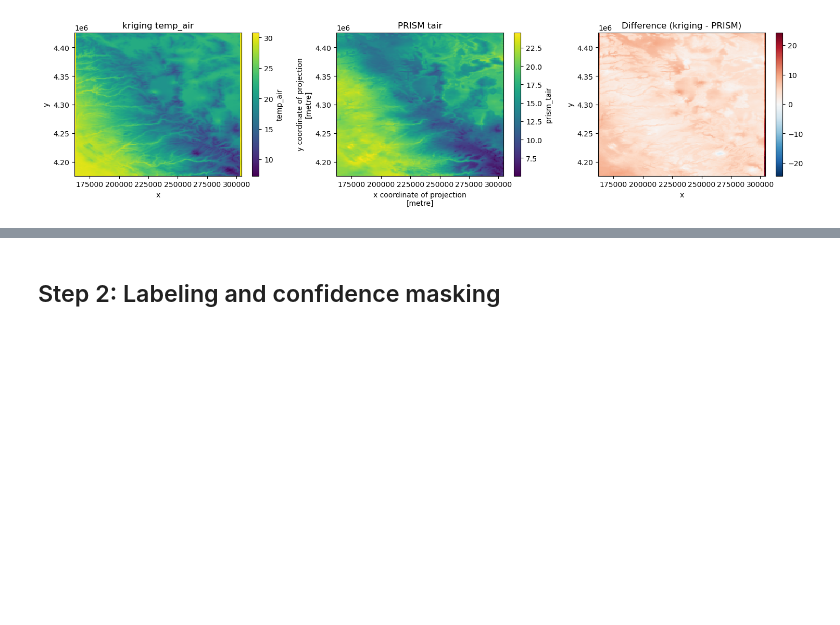
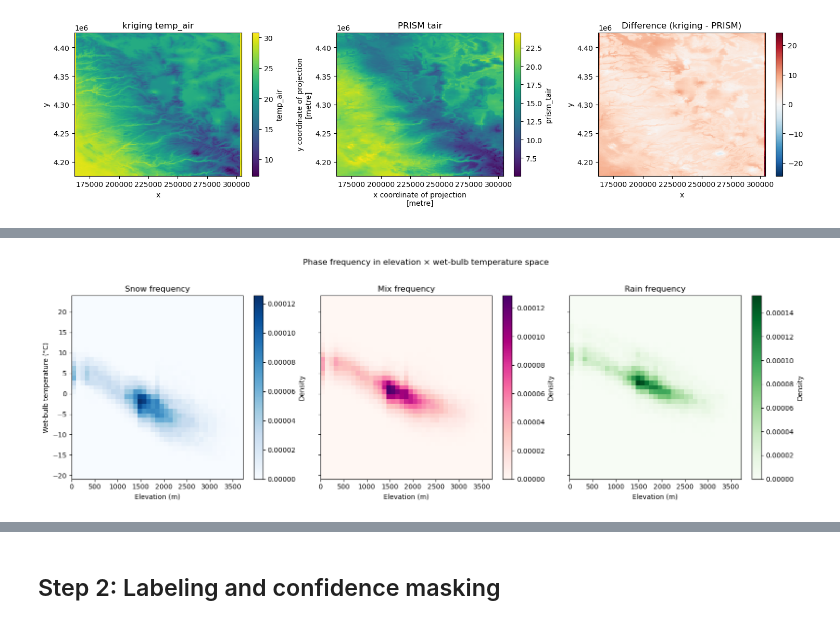
Before and after one commit to emmaaagolub/MRoS-phase-prediction, a Jupyter notebook: ML_pipeline/ML_pipeline_XGBoost_v2_EG.ipynb, the cells around one changed output, grey strips where cells are left out. Saved outputs shown, nothing was run; the diff lists cells and outputs as text; code cells hidden in the pictures; blank space fills up the shorter version.

```diff
--- a/ML_pipeline/ML_pipeline_XGBoost_v2_EG.ipynb
+++ b/ML_pipeline/ML_pipeline_XGBoost_v2_EG.ipynb
@@ -406,0 +551,46 @@ Saved input predictor stack
+# %%
+# -------------------------------------------------------------------
+# C. Elevation × wet-bulb temperature phase frequency
+# -------------------------------------------------------------------
+
+import numpy as np
+import matplotlib.pyplot as plt
+
+# Bin definitions
+elev_bins = np.linspace(df_visualize["elev"].min(), df_visualize["elev"].max(), 40)
+tw_bins   = np.linspace(df_visualize["temp_wet"].min(), df_visualize["temp_wet"].max(), 40)
+
+fig, axes = plt.subplots(1, 3, figsize=(16, 5), sharex=True, sharey=True)
+
+phase_labels = {0: "Snow", 1: "Mix", 2: "Rain"}
+phase_colors = {0: "Blues", 1: "RdPu", 2: "Greens"}
+
+for ax, ph in zip(axes, [0, 1, 2]):
+    sub = df_visualize[df_visualize["phase"] == ph]
+    h, xedges, yedges = np.histogram2d(
+        sub["elev"],
+        sub["temp_wet"],
+        bins=[elev_bins, tw_bins],
+        density=True,
+    )
+
+    im = ax.pcolormesh(
+        xedges,
+        yedges,
+        h.T,
+        cmap=phase_colors[ph],
+        shading="auto",
+    )
+
+    ax.set_title(f"{phase_labels[ph]} frequency")
+    ax.set_xlabel("Elevation (m)")
+    if ax is axes[0]:
+        ax.set_ylabel("Wet-bulb temperature (°C)")
+
+    plt.colorbar(im, ax=ax, label="Density")
+
+fig.suptitle("Phase frequency in elevation × wet-bulb temperature space", y=1.02)
+plt.tight_layout()
+plt.show()
+# %% [output]
+[figure, added]
```
Also changed, not shown: parts of 6 cells of this notebook, 8 other files.
